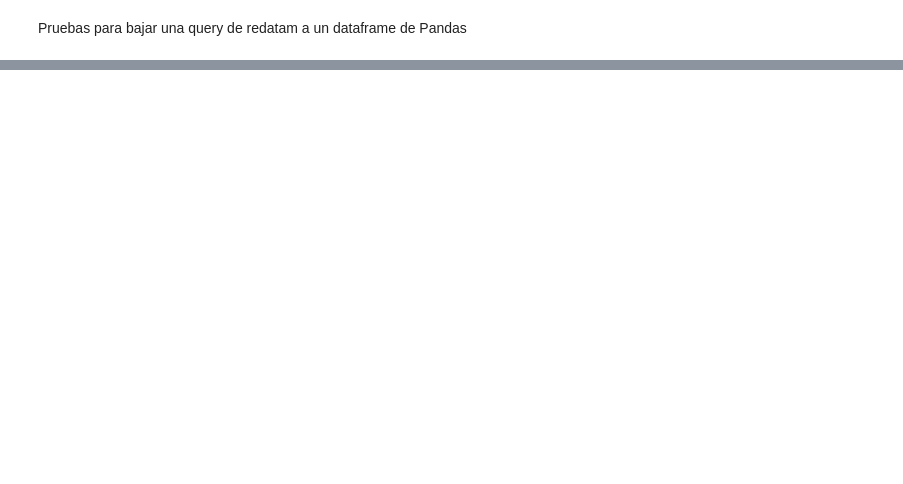
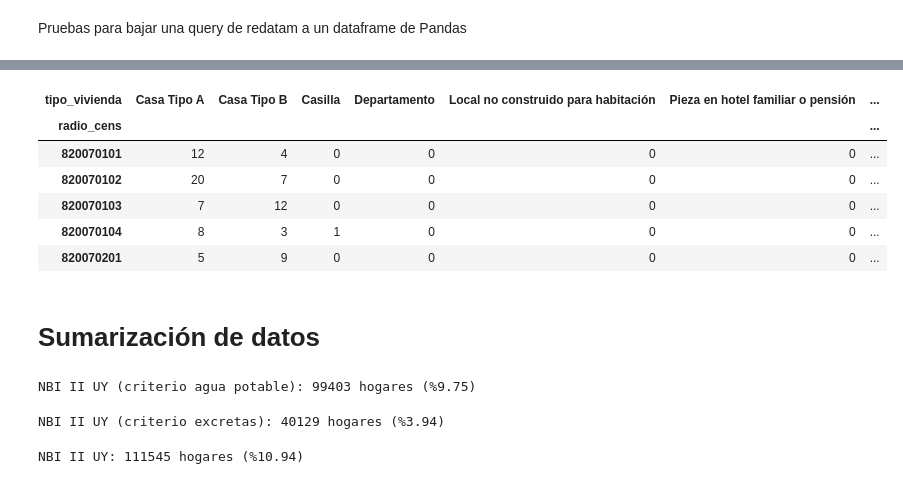
Before and after one commit to Bgeninatti/seminario_nbi, a Jupyter notebook: notebooks/Anexo 1 - Descarga de REDATAM.ipynb, the cells around one changed output, grey strips where cells are left out. Drawn from its saved outputs; the diff is of its cells as text; code cells hidden in the pictures; blank space fills up the shorter version.

```diff
--- a/notebooks/Anexo 1 - Descarga de REDATAM.ipynb
+++ b/notebooks/Anexo 1 - Descarga de REDATAM.ipynb
@@ -384,0 +11,29 @@ pprint(resultados)
+# %%
+
+# Consulta para NBI Argentina
+# Cantidad de casas que no posee inodoro o letrina HOGAR.H1510 = 2
+query_nbi_ii_arg = 'HOGAR.H1510 = 2'
+
+
+# Consulta para NBI Uruguay
+
+# NBI II criterio agua potable:
+#    Un hogar particular tendrá una necesidad básica insatisfecha con relación al abastecimiento de agua potable si esta
+#    no llega por cañería dentro de la vivienda o si, en caso de que lo haga, el origen no sea red general ni pozo
+#    surgente protegido.
+query_agua_potable_uy = 'HOGAR.H1409 > 3 OR HOGAR.H1308 <> 1'
+
+
+# NBI II criterio excretas:
+#    Un hogar particular tendrá necesidades básicas insatisfechas en saneamiento si cumple al menos una de las
+#    siguientes condiciones:
+#        a) no accede a baño;
+#        b) accediendo, su uso no es exclusivo del hogar o;
+#        c) la evacuación del servicio sanitario no es a red general, fosa séptica o pozo negro.
+# Uso exclusivo del baño: HOGAR.H1813
+# Eliminacion de excretas: HOGAR.H1712
+# Tiene baño o letrina: HOGAR.H1510
+
+query_excretas_uy = 'HOGAR.H1510 = 2 OR HOGAR.H1712 = 4 OR HOGAR.H1813 = 2'
+
+query_nbi_uy = 'HOGAR.H1409 > 3 OR HOGAR.H1308 <> 1 OR HOGAR.H1510 = 2 OR HOGAR.H1712 = 4 OR HOGAR.H1813 = 2'
@@ -384,0 +53,3 @@ pprint(resultados)
+# %%
+nbi_ii_uy = caracu.get_query(query_nbi_uy)
+nbi_ii_uy.to_csv('nbi_ii_uy.csv')
@@ -384,0 +69,12 @@ pprint(resultados)
+# %%
+nbi_ii_uy.head()
+# %% [output]
+| tipo_vivienda | Casa Tipo A | Casa Tipo B | Casilla | Departamento | Local no construido para habitación | Pieza en hotel familiar o pensión | ... |
+| radio_cens |  |  |  |  |  |  | ... |
+| 820070101 | 12 | 4 | 0 | 0 | 0 | 0 | ... |
+| 820070102 | 20 | 7 | 0 | 0 | 0 | 0 | ... |
+| 820070103 | 7 | 12 | 0 | 0 | 0 | 0 | ... |
+| 820070104 | 8 | 3 | 1 | 0 | 0 | 0 | ... |
+| 820070201 | 5 | 9 | 0 | 0 | 0 | 0 | ... |
+# %% [markdown]
+# Sumarización de datos
@@ -384,0 +83,15 @@ pprint(resultados)
+# %%
+hogares_nbi_ii_agua_uy = agua_potable_uy['Total'].sum()
+print(f"NBI II UY (criterio agua potable): {hogares_nbi_ii_agua_uy} hogares (%{round(hogares_nbi_ii_agua_uy * 100 / total_hogares, 2)})")
+# %% [output]
+NBI II UY (criterio agua potable): 99403 hogares (%9.75)
+# %%
+hogares_nbi_ii_excretas_uy = excretas_uy['Total'].sum()
+print(f"NBI II UY (criterio excretas): {hogares_nbi_ii_excretas_uy} hogares (%{round(hogares_nbi_ii_excretas_uy * 100 / total_hogares, 2)})")
+# %% [output]
+NBI II UY (criterio excretas): 40129 hogares (%3.94)
+# %%
+hogares_nbi_ii_uy = nbi_ii_uy['Total'].sum()
+print(f"NBI II UY: {hogares_nbi_ii_uy} hogares (%{round(hogares_nbi_ii_uy * 100 / total_hogares, 2)})")
+# %% [output]
+NBI II UY: 111545 hogares (%10.94)
```
Also changed, not shown: parts of 58 cells of this notebook, 23 other files.
